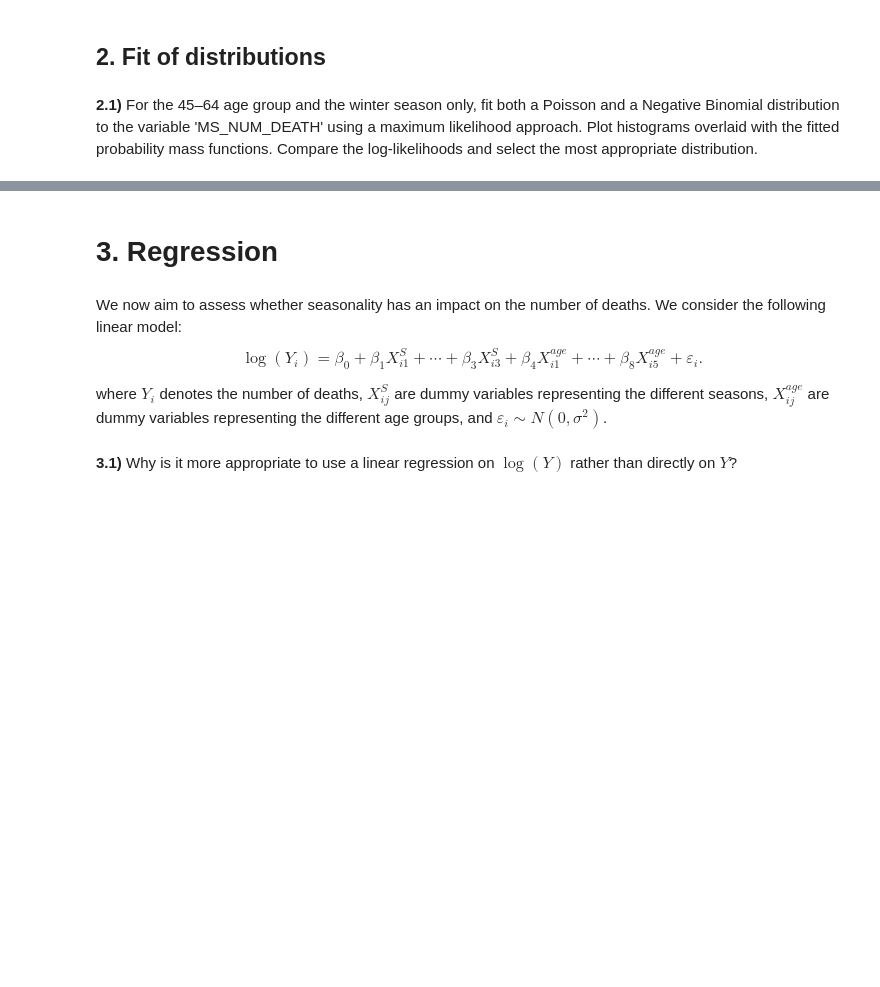
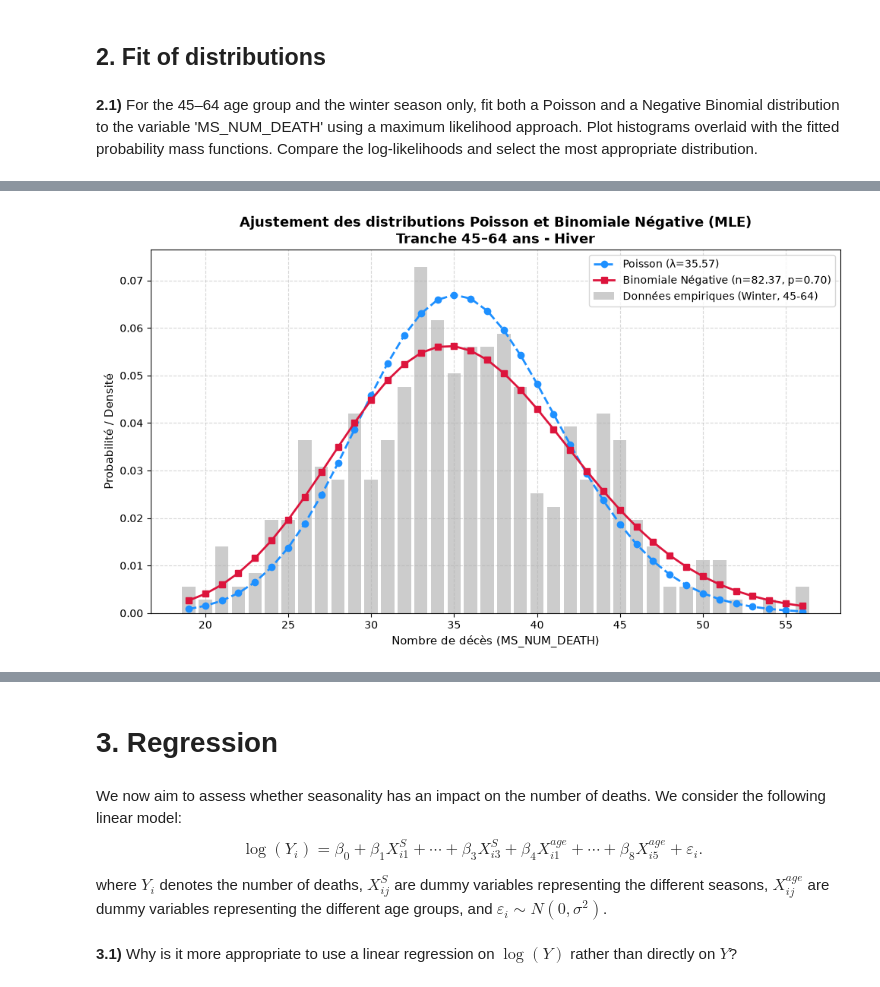
Before and after one commit to partal251P/hackathon1, a Jupyter notebook: Hackathon_26_27.ipynb, the cells around one changed output, grey strips where cells are left out. Cells and saved outputs as stored; diff of their text form; code cells hidden in the pictures; blank space fills up the shorter version.

```diff
--- a/Hackathon_26_27.ipynb
+++ b/Hackathon_26_27.ipynb
@@ -71,3 +141,84 @@ Comments:
 **2.1)** For the 45–64 age group and the winter season only, fit both a Poisson and a Negative Binomial distribution to the variable 'MS_NUM_DEATH' using a maximum likelihood approach. Plot histograms overlaid with the fitted probability mass functions. Compare the log-likelihoods and select the most appropriate distribution.
 # %%
 # Code here
+
+# on adapte les données
+sub_data_set = mortality_df[(mortality_df['CD_AGEGROUP']== '45-64') & (mortality_df['season'] == 'winter')].copy()
+data = sub_data_set['MS_NUM_DEATH'].dropna() # rejette les valeurs manquantes
+
+
+
+# --------------------
+# maximum likelyhood
+# --------------------
+
+# A) distribution de poisson
+# lambda = moyenne empirique
+lambda_mle = data.mean()
+
+# log-likekyhood poisson
+log_likelyhood_poisson = np.sum(poisson.logpmf(data, mu=lambda_mle))
+
+# B) Distribution binomiale négative
+model_nb = smf.negativebinomial("MS_NUM_DEATH ~ 1", data=sub_data_set).fit(disp=0)
+
+# extraction des données
+mu_nb = model_nb.predict()[0]
+alpha_nb = model_nb.params['alpha']
+
+# Adaptation des paramètres pour scipy.stats.nbinom (ia utilisée)
+n_param = 1 / alpha_nb
+p_param = n_param / (n_param + mu_nb)
+
+# Log-likelihood pour binomiale négative
+log_likelyhood_neg_binomial = np.sum(nbinom.logpmf(data, n=n_param, p=p_param))
+
+print(f"--- RÉSULTATS ---")
+print(f"Poisson λ_hat = {lambda_mle:.4f}")
+print(f"Poisson Log-Likelihood: {log_likelyhood_poisson:.2f}\n")
+
+print(f"Negative Binomial μ = {mu_nb:.4f}, α = {alpha_nb:.4f}")
+print(f"Negative Binomial (n={n_param:.4f}, p={p_param:.4f})")
+print(f"Negative Binomial Log-Likelihood: {log_likelyhood_neg_binomial:.2f}\n")
+
+if log_likelyhood_neg_binomial > log_likelyhood_poisson:
+    print("Verdict : La distribution Binomiale Négative offre une meilleure adéquation (Log-Likelihood plus élevée).")
+else:
+    print("Verdict : La distribution de Poisson offre une meilleure adéquation.")
+
+
+# tous les prints du dessus proviennent de l'ia, permet de debuguer et visualiser les résultats proprement
+
+
+
+
+# -----------
+# Graphique
+# -----------
+fig, ax = plt.subplots(figsize=(10, 6))
+
+# Histogramme (densité / fréquence)
+k_values = np.arange(data.min(), data.max() + 1)
+counts, bins = np.histogram(data, bins=np.append(k_values, k_values[-1] + 1) - 0.5, density=True)
+ax.bar(k_values, counts, width=0.8, alpha=0.4, color='gray', label='Données empiriques (Winter, 45-64)')
+
+# PMF Poisson
+pmf_poisson = poisson.pmf(k_values, mu=lambda_mle)
+ax.plot(k_values, pmf_poisson, 'o--', color='dodgerblue', linewidth=2, label=f'Poisson (λ={lambda_mle:.2f})')
+
+# PMF Binomiale Négative
+pmf_nb = nbinom.pmf(k_values, n=n_param, p=p_param)
+ax.plot(k_values, pmf_nb, 's-', color='crimson', linewidth=2, label=f'Binomiale Négative (n={n_param:.2f}, p={p_param:.2f})')
+
+# Habillage du graphique
+ax.set_title("Ajustement des distributions Poisson et Binomiale Négative (MLE)\nTranche 45–64 ans - Hiver", fontsize=13, fontweight='bold')
+ax.set_xlabel("Nombre de décès (MS_NUM_DEATH)", fontsize=11)
+ax.set_ylabel("Probabilité / Densité", fontsize=11)
+ax.legend(fontsize=10)
+ax.grid(True, linestyle='--', alpha=0.5)
+
+plt.tight_layout()
+plt.show()
+
+# Le dernier graphe a été rendu plus joli par ia aussi, fonctionnait avant mais moins lisible que mtn
+# %% [output]
@@ -74,2 +234,3 @@ Comments:
+[figure, added]
 # %% [markdown]
 Comments:
```
Also changed, not shown: parts of 8 cells of this notebook, 1 other file.
